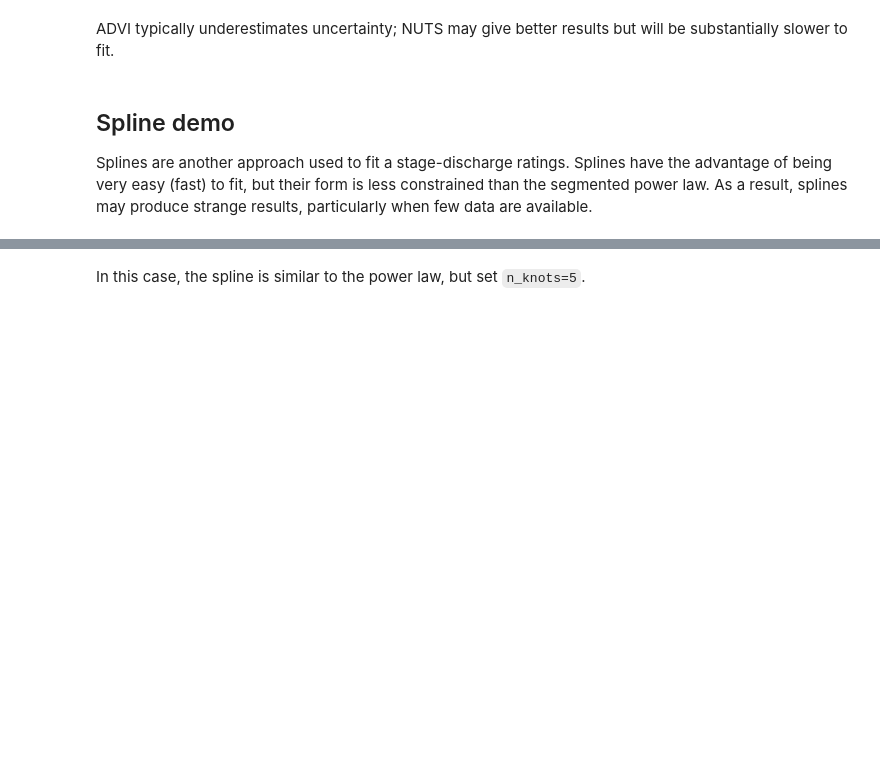
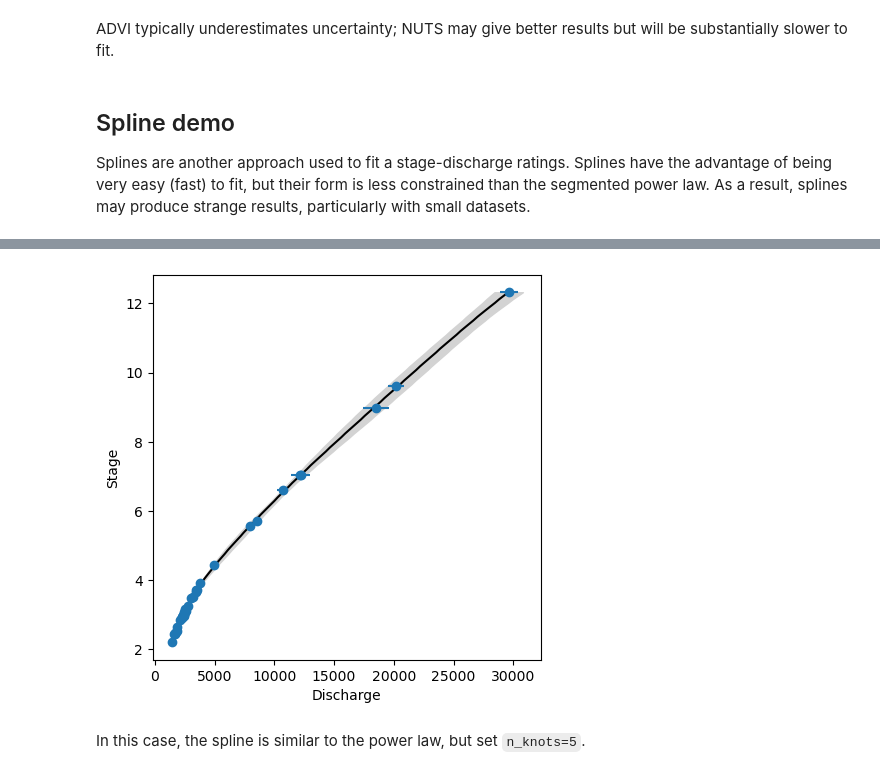
Before and after one commit to thodson-usgs/ratingcurve, a Jupyter notebook: notebooks/segmented-power-law-demo.ipynb, the cells around one changed output, grey strips where cells are left out. Drawn from its saved outputs; the diff is of its cells as text; code cells hidden in the pictures; blank space fills up the shorter version.

```diff
--- a/notebooks/segmented-power-law-demo.ipynb
+++ b/notebooks/segmented-power-law-demo.ipynb
@@ -141,24 +190,22 @@ ADVI typically underestimates uncertainty; NUTS may give better results but will
 # powerrating.plot(trace)
 # %% [markdown]
 ## Spline demo
-Splines are another approach used to fit a stage-discharge ratings. Splines have the advantage of being very easy (fast) to fit, but their form is less constrained than the segmented power law. As a result, splines may produce strange results, particularly when few data are available.
+Splines are another approach used to fit a stage-discharge ratings. Splines have the advantage of being very easy (fast) to fit, but their form is less constrained than the segmented power law. As a result, splines may produce strange results, particularly with small datasets.
 # %%
 import numpy as np
 
 df = tutorial.open_dataset('green_channel')
 
-n_knots = 2
-knots = np.linspace(2, 13, n_knots)
-
 spline_rating = SplineRatingModel(q=df['q'],
                                   h=df['stage'],
                                   q_sigma=df['q_sigma'],
-                                  knots=knots)
+                                  df=8)
 # %%
 # requires fewer iterations than power law
 with spline_rating:
     method = 'advi'
-    mean_field = pm.fit(method=method, n=40_000)
+    mean_field = pm.fit(method=method, n=70_000)
     trace = mean_field.sample(5000)
 
 spline_rating.plot(trace)
+# %% [output]
@@ -165,3 +214,4 @@ spline_rating.plot(trace)
+[figure, added]
 # %% [markdown]
 In this case, the spline is similar to the power law, but set `n_knots=5`.
 # %% [markdown]
```
Also changed, not shown: parts of 16 cells of this notebook, 1 other file.
